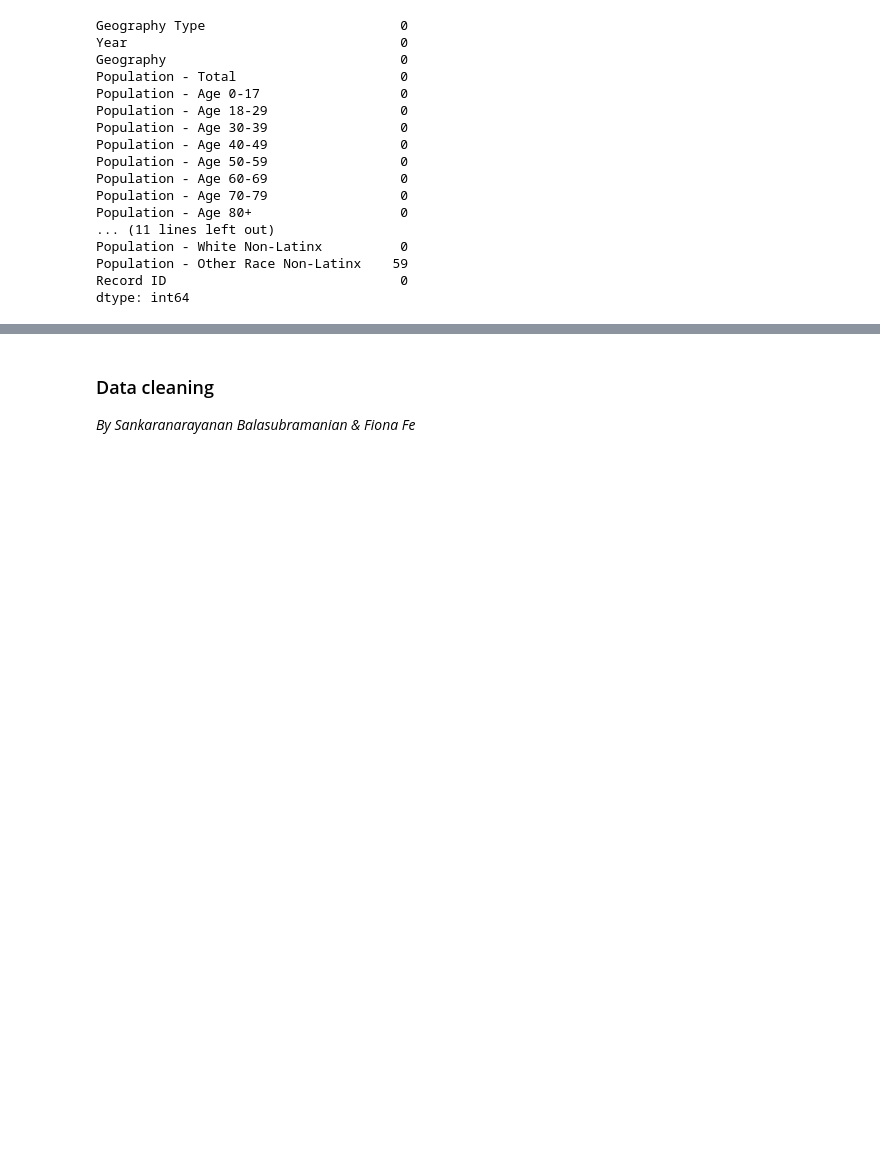
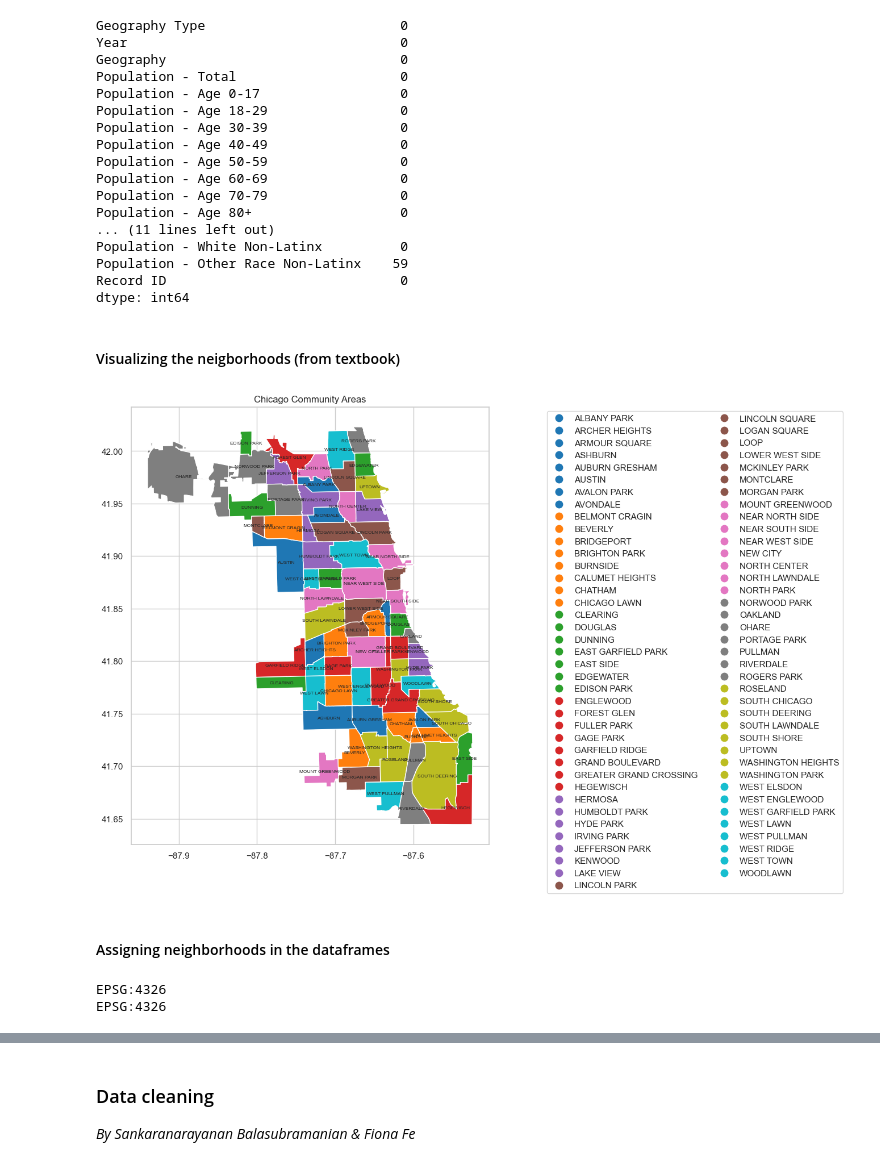
Before and after one commit to gracegormley-gkg/Stat-303-1-Final-Project, a Jupyter notebook: Project Code Template - Grace.ipynb, the cells around one changed output, grey strips where cells are left out. Drawn from its saved outputs; the diff is of its cells as text; code cells hidden in the pictures; blank space fills up the shorter version.

```diff
--- a/Project Code Template - Grace.ipynb
+++ b/Project Code Template - Grace.ipynb
@@ -226,3 +254,30 @@ Population - White Non-Latinx          0
 Population - Other Race Non-Latinx    59
 Record ID                              0
 dtype: int64
+# %% [markdown]
+#### Visualizing the neigborhoods (from textbook)
+# %%
+# Create figure and axis
+fig, ax = plt.subplots(figsize=(15, 10))
+
+# Plot your GeoDataFrame
+chicago = gpd.read_file(r'/Users/gracegormley/Desktop/Stat 303-1/project/Boundaries - Community Areas_20251127/geo_export_a0f75e4e-d093-4b60-9319-7b3e6e34a0ad.shp')
+chicago.plot(column='community', ax=ax, legend=True, legend_kwds={'ncol': 2, 'bbox_to_anchor': (2, 1)})
+# Add community labels
+for idx, row in chicago.iterrows():
+    x = row.geometry.centroid.x
+    y = row.geometry.centroid.y
+    ax.text(
+        x, y,
+        row['community'],
+        fontsize=6,
+        ha='center',
+        va='center'
+    )
+
+# Add title (optional)
+plt.title('Chicago Community Areas');
+# %% [output]
+[figure, added]
+# %% [markdown]
+#### Assigning neighborhoods in the dataframes
@@ -228,0 +290,10 @@ dtype: int64
+# %%
+    #Step 2: Making sure they have same coordinate system
+print(chicago.crs)
+print(gdf_points.crs)
+
+    #Step 3: Now I assign each row to its neighborhood
+divvy_nb = gpd.sjoin(gdf_points, chicago, how="left", predicate="within")
+# %% [output]
+EPSG:4326
+EPSG:4326
```
Also changed, not shown: parts of 16 cells of this notebook.
